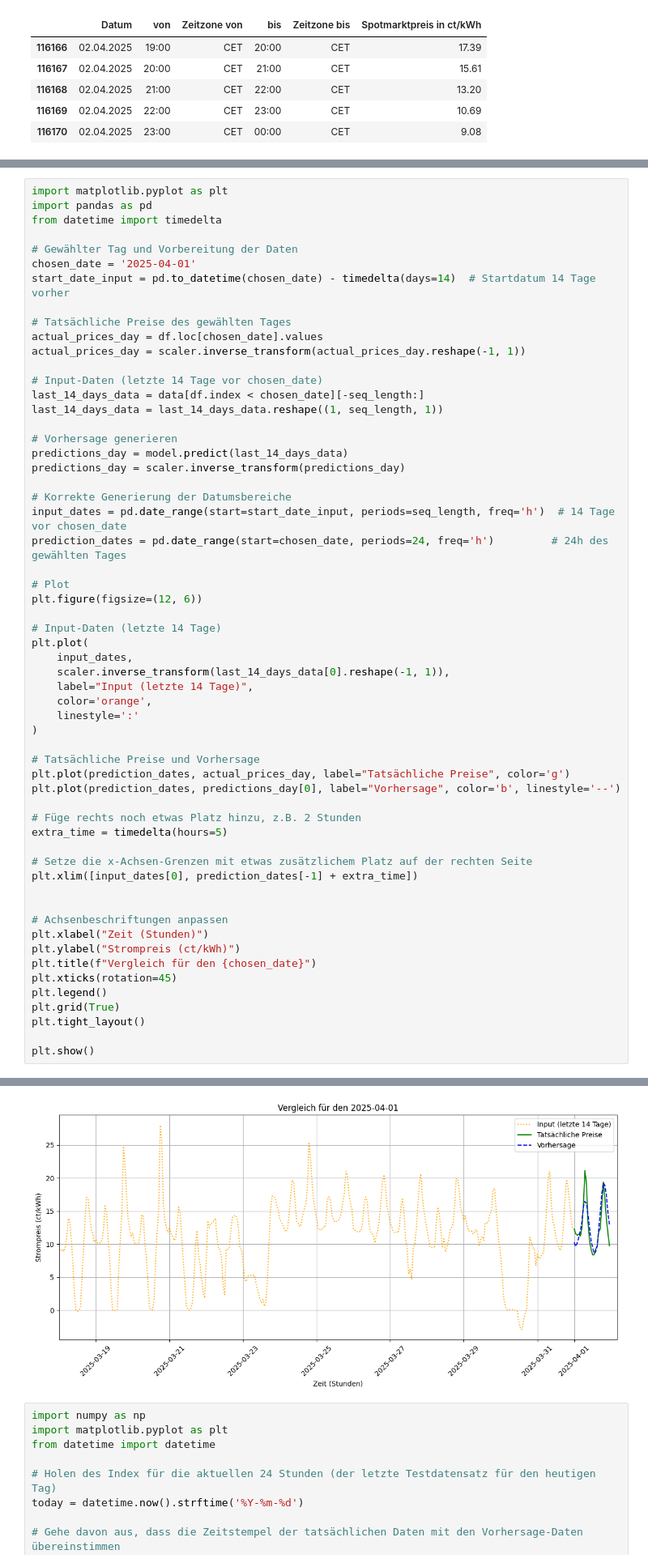
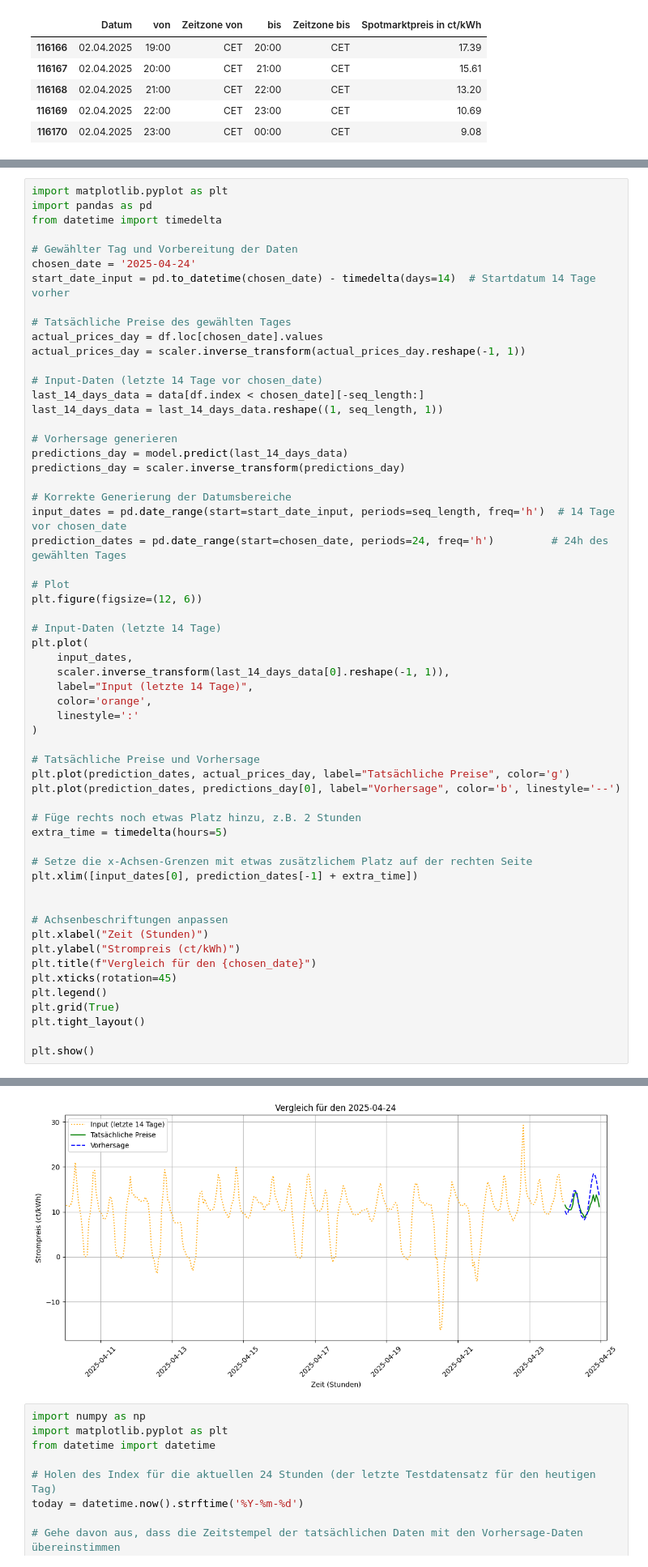
Before and after one commit to DarBr/BI-Steel-Project, a Jupyter notebook: machine_learning/model.ipynb, the cells around one changed output, grey strips where cells are left out. Shown at 81% size. Drawn from its saved outputs; the diff is of its cells as text.

Commit message:
updated plots

```diff
--- a/machine_learning/model.ipynb
+++ b/machine_learning/model.ipynb
@@ -334,7 +334,7 @@ import pandas as pd
 from datetime import timedelta
 
 # Gewählter Tag und Vorbereitung der Daten
-chosen_date = '2025-04-01'
+chosen_date = '2025-04-24'
 start_date_input = pd.to_datetime(chosen_date) - timedelta(days=14)  # Startdatum 14 Tage vorher
 
 # Tatsächliche Preise des gewählten Tages
@@ -391,4 +391,4 @@ plt.show()
-[figure, old version]
+[figure, new version]
 # %%
 import numpy as np
 import matplotlib.pyplot as plt
```
Also changed, not shown: parts of 4 cells of this notebook.
